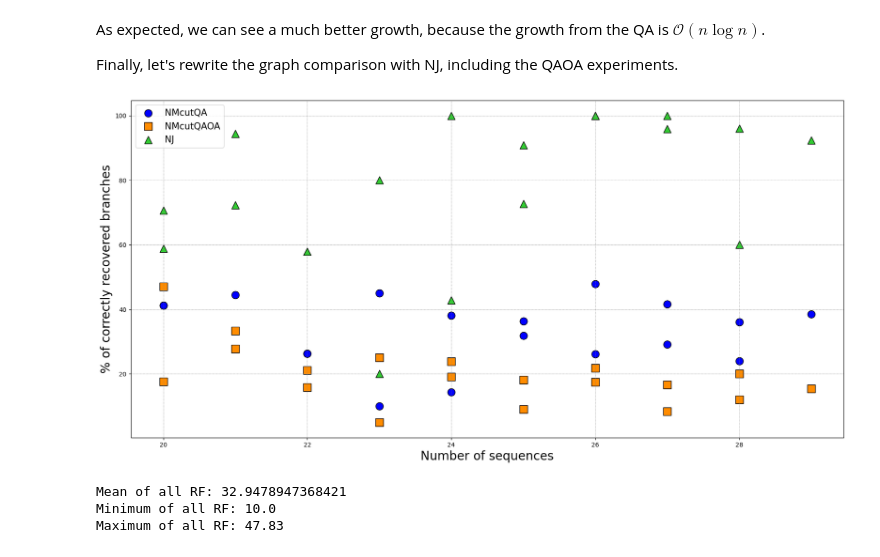
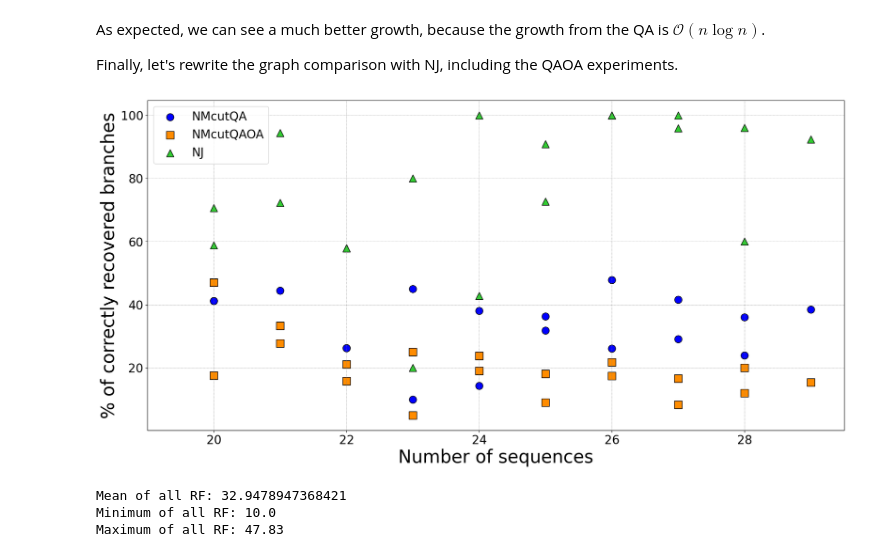
Before and after one commit to Nicofero/PhyloTree_ReConst, a Jupyter notebook: metrics_study.ipynb, the cells around one changed output. Saved outputs shown, nothing was run; the diff lists cells and outputs as text; code cells hidden in the pictures.

```diff
--- a/metrics_study.ipynb
+++ b/metrics_study.ipynb
@@ -548,21 +546,24 @@ Finally, let's rewrite the graph comparison with NJ, including the QAOA experime
 # %%
 rf_nf = pd.read_csv('metrics/RF-nj.csv')
 
 filtered_rf = rf[rf['size'] < 30]
 filtered_rf_nf = rf_nf[rf_nf['size'] < 30]
 
 plt.subplots(figsize=(21, 10))
 plt.scatter(filtered_rf['size'], filtered_rf['RF'], edgecolor='k', color='blue', s=150, marker='o', label='NMcutQA')
 plt.scatter(qiskit_df[qiskit_df['size']>19]['size'], qiskit_df[qiskit_df['size']>19]['RF'], edgecolor='k', color='darkorange', s=150, marker='s', label='NMcutQAOA')
 plt.scatter(filtered_rf_nf['size'], filtered_rf_nf['RF'], edgecolor='k', color='limegreen', s=150, marker='^', label='NJ')
-plt.xlabel('Number of sequences',fontdict={'fontsize': 20})
-plt.ylabel('% of correctly recovered branches',fontdict={'fontsize': 20})
+plt.xlabel('Number of sequences',fontdict={'fontsize': 30})
+plt.ylabel('% of correctly recovered branches',fontdict={'fontsize': 30})
+plt.xticks(fontsize=20)
+plt.yticks(fontsize=20)
+plt.xlim([19,29.5])
 # plt.title('Comparison between QAOA, QA and NJ', fontsize=30)
 plt.grid(color='gray', linestyle='--', linewidth=0.4)
-plt.legend(fontsize=15).get_frame()  # Set legend background transparency
+plt.legend(fontsize=20, loc='upper left').get_frame()  # Set legend background transparency
 plt.show()
 # %% [output]
-[figure, old version]
+[figure, new version]
 # %%
 mean_rf = filtered_rf['RF'].mean()
 min_rf = filtered_rf['RF'].min()
```
Also changed, not shown: parts of 18 cells of this notebook, 16 other files.
